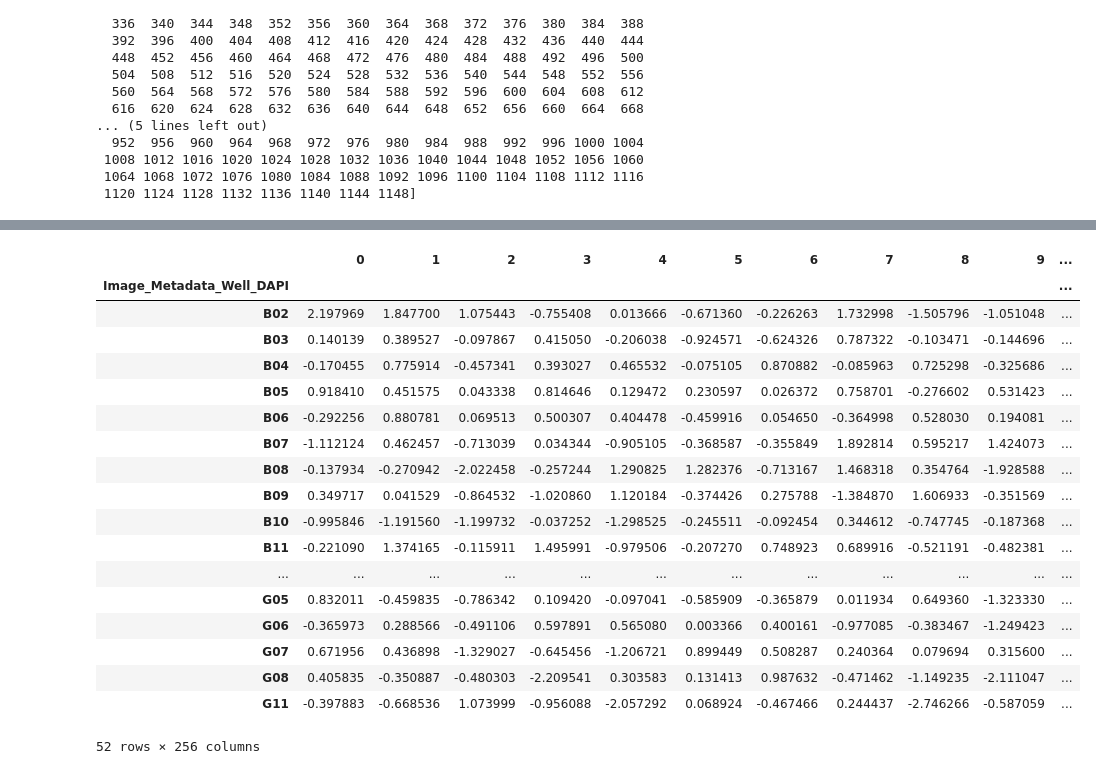
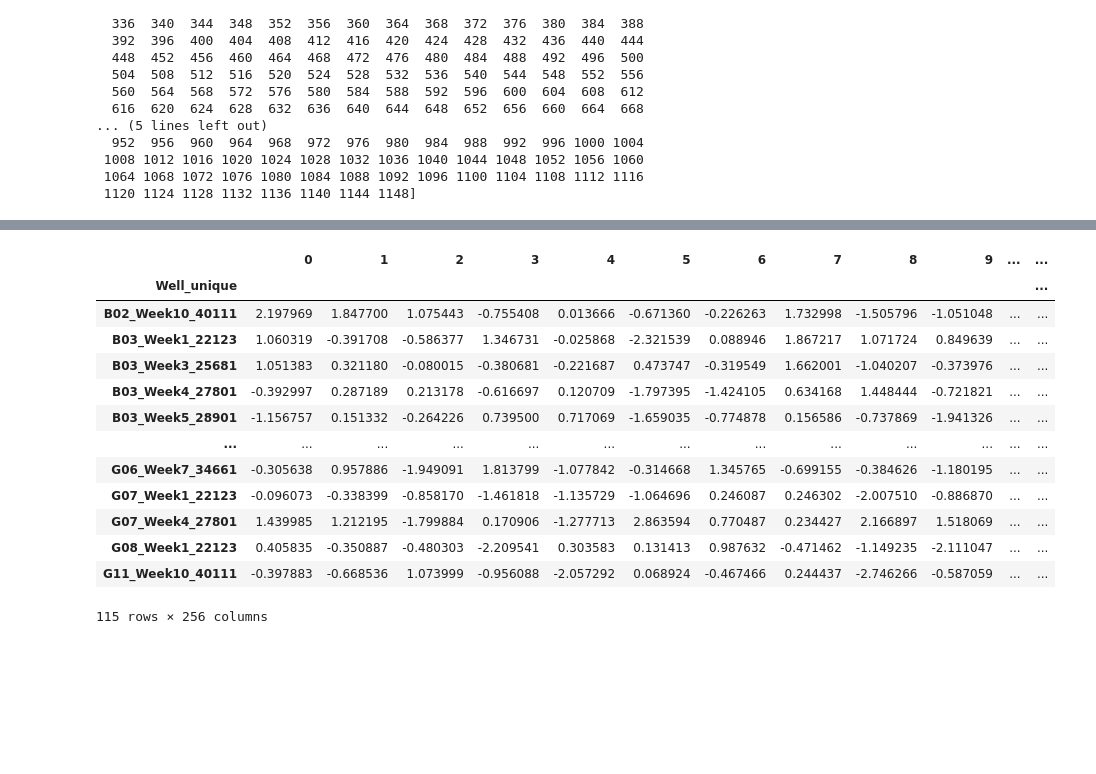
Before and after one commit to RasmusML/generative-models-for-phenotypic-profiling, a Jupyter notebook: classification_andrea.ipynb, the cells around one changed output, grey strips where cells are left out. Cells and saved outputs as stored; diff of their text form; code cells hidden in the pictures; blank space fills up the shorter version.

Commit message:
updated functions for wells profiles and treatment profiles

```diff
--- a/classification_andrea.ipynb
+++ b/classification_andrea.ipynb
@@ -50,0 +52,4 @@ metadata = metadata_all[:2000]
+# %%
+metadata = metadata_all[:2000]
+metadata['Well_unique'] = metadata['Image_Metadata_Well_DAPI'] + '_' + metadata['Image_Metadata_Plate_DAPI']
+metadata['Treatment'] = metadata['Image_Metadata_Compound'] + '_' + metadata['Image_Metadata_Concentration'].astype(str)
@@ -157,31 +173,26 @@ nm
 # %%
-# Wells Profiles
+# Wells unique Profiles
 def well_profiles(nm):
-  wa = nm.groupby('Image_Metadata_Well_DAPI').mean().iloc[:,-256:]
+  wa = nm.groupby('Well_unique').mean().iloc[:,-256:]
   return wa
 
 wa = well_profiles(nm)
 wa
 # %% [output]
-|  | 0 | 1 | 2 | 3 | 4 | 5 | 6 | 7 | 8 | 9 | ... |
-| Image_Metadata_Well_DAPI |  |  |  |  |  |  |  |  |  |  | ... |
-| B02 | 2.197969 | 1.847700 | 1.075443 | -0.755408 | 0.013666 | -0.671360 | -0.226263 | 1.732998 | -1.505796 | -1.051048 | ... |
-| B03 | 0.140139 | 0.389527 | -0.097867 | 0.415050 | -0.206038 | -0.924571 | -0.624326 | 0.787322 | -0.103471 | -0.144696 | ... |
-| B04 | -0.170455 | 0.775914 | -0.457341 | 0.393027 | 0.465532 | -0.075105 | 0.870882 | -0.085963 | 0.725298 | -0.325686 | ... |
-| B05 | 0.918410 | 0.451575 | 0.043338 | 0.814646 | 0.129472 | 0.230597 | 0.026372 | 0.758701 | -0.276602 | 0.531423 | ... |
-| B06 | -0.292256 | 0.880781 | 0.069513 | 0.500307 | 0.404478 | -0.459916 | 0.054650 | -0.364998 | 0.528030 | 0.194081 | ... |
-| B07 | -1.112124 | 0.462457 | -0.713039 | 0.034344 | -0.905105 | -0.368587 | -0.355849 | 1.892814 | 0.595217 | 1.424073 | ... |
-| B08 | -0.137934 | -0.270942 | -2.022458 | -0.257244 | 1.290825 | 1.282376 | -0.713167 | 1.468318 | 0.354764 | -1.928588 | ... |
-| B09 | 0.349717 | 0.041529 | -0.864532 | -1.020860 | 1.120184 | -0.374426 | 0.275788 | -1.384870 | 1.606933 | -0.351569 | ... |
-| B10 | -0.995846 | -1.191560 | -1.199732 | -0.037252 | -1.298525 | -0.245511 | -0.092454 | 0.344612 | -0.747745 | -0.187368 | ... |
-| B11 | -0.221090 | 1.374165 | -0.115911 | 1.495991 | -0.979506 | -0.207270 | 0.748923 | 0.689916 | -0.521191 | -0.482381 | ... |
-| ... | ... | ... | ... | ... | ... | ... | ... | ... | ... | ... | ... |
-| G05 | 0.832011 | -0.459835 | -0.786342 | 0.109420 | -0.097041 | -0.585909 | -0.365879 | 0.011934 | 0.649360 | -1.323330 | ... |
-| G06 | -0.365973 | 0.288566 | -0.491106 | 0.597891 | 0.565080 | 0.003366 | 0.400161 | -0.977085 | -0.383467 | -1.249423 | ... |
-| G07 | 0.671956 | 0.436898 | -1.329027 | -0.645456 | -1.206721 | 0.899449 | 0.508287 | 0.240364 | 0.079694 | 0.315600 | ... |
-| G08 | 0.405835 | -0.350887 | -0.480303 | -2.209541 | 0.303583 | 0.131413 | 0.987632 | -0.471462 | -1.149235 | -2.111047 | ... |
-| G11 | -0.397883 | -0.668536 | 1.073999 | -0.956088 | -2.057292 | 0.068924 | -0.467466 | 0.244437 | -2.746266 | -0.587059 | ... |
+|  | 0 | 1 | 2 | 3 | 4 | 5 | 6 | 7 | 8 | 9 | ... | ... |
+| Well_unique |  |  |  |  |  |  |  |  |  |  |  | ... |
+| B02_Week10_40111 | 2.197969 | 1.847700 | 1.075443 | -0.755408 | 0.013666 | -0.671360 | -0.226263 | 1.732998 | -1.505796 | -1.051048 | ... | ... |
+| B03_Week1_22123 | 1.060319 | -0.391708 | -0.586377 | 1.346731 | -0.025868 | -2.321539 | 0.088946 | 1.867217 | 1.071724 | 0.849639 | ... | ... |
+| B03_Week3_25681 | 1.051383 | 0.321180 | -0.080015 | -0.380681 | -0.221687 | 0.473747 | -0.319549 | 1.662001 | -1.040207 | -0.373976 | ... | ... |
+| B03_Week4_27801 | -0.392997 | 0.287189 | 0.213178 | -0.616697 | 0.120709 | -1.797395 | -1.424105 | 0.634168 | 1.448444 | -0.721821 | ... | ... |
+| B03_Week5_28901 | -1.156757 | 0.151332 | -0.264226 | 0.739500 | 0.717069 | -1.659035 | -0.774878 | 0.156586 | -0.737869 | -1.941326 | ... | ... |
+| ... | ... | ... | ... | ... | ... | ... | ... | ... | ... | ... | ... | ... |
+| G06_Week7_34661 | -0.305638 | 0.957886 | -1.949091 | 1.813799 | -1.077842 | -0.314668 | 1.345765 | -0.699155 | -0.384626 | -1.180195 | ... | ... |
+| G07_Week1_22123 | -0.096073 | -0.338399 | -0.858170 | -1.461818 | -1.135729 | -1.064696 | 0.246087 | 0.246302 | -2.007510 | -0.886870 | ... | ... |
+| G07_Week4_27801 | 1.439985 | 1.212195 | -1.799884 | 0.170906 | -1.277713 | 2.863594 | 0.770487 | 0.234427 | 2.166897 | 1.518069 | ... | ... |
+| G08_Week1_22123 | 0.405835 | -0.350887 | -0.480303 | -2.209541 | 0.303583 | 0.131413 | 0.987632 | -0.471462 | -1.149235 | -2.111047 | ... | ... |
+| G11_Week10_40111 | -0.397883 | -0.668536 | 1.073999 | -0.956088 | -2.057292 | 0.068924 | -0.467466 | 0.244437 | -2.746266 | -0.587059 | ... | ... |
-52 rows × 256 columns
+115 rows × 256 columns
 # %%
 # function to get the cell closest to each Well profile
 
```
Also changed, not shown: parts of 11 cells of this notebook.
